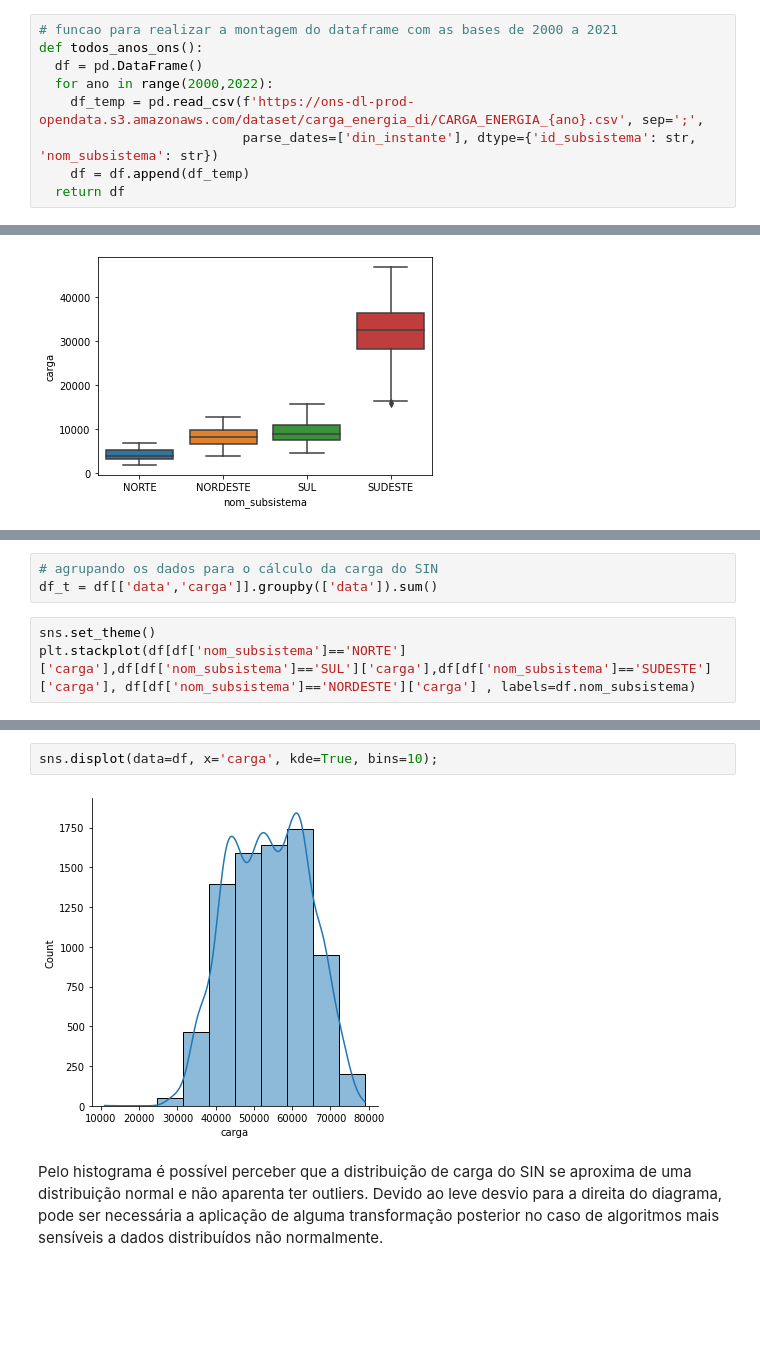
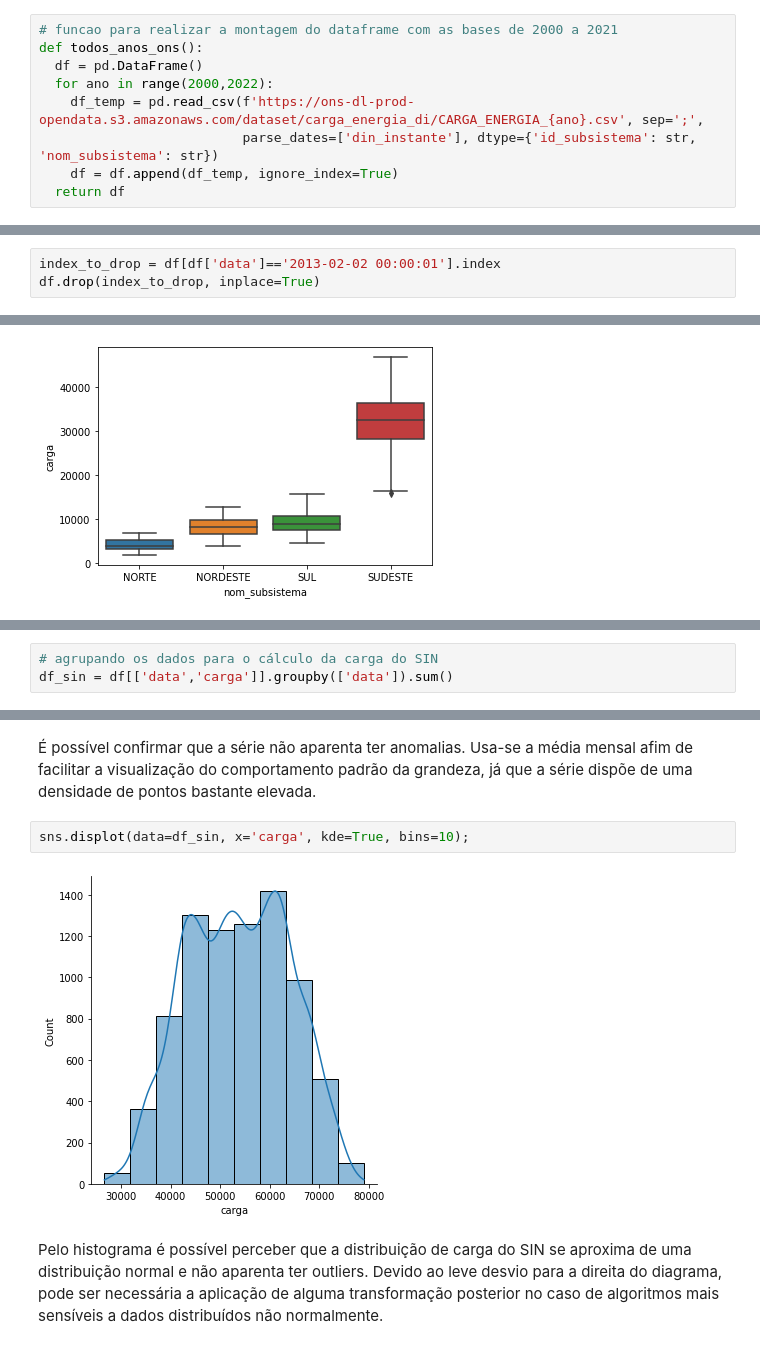
Before and after one commit to mauricioleng/ONS_Project, a Jupyter notebook: Previsao_Carga_ONS_Análise_Exploratória.ipynb, the cells around one changed output, grey strips where cells are left out. Drawn from its saved outputs; the diff is of its cells as text; blank space fills up the shorter version.

```diff
--- a/Previsao_Carga_ONS_Análise_Exploratória.ipynb
+++ b/Previsao_Carga_ONS_Análise_Exploratória.ipynb
@@ -26,7 +26,7 @@ def todos_anos_ons():
   for ano in range(2000,2022):
     df_temp = pd.read_csv(f'https://ons-dl-prod-opendata.s3.amazonaws.com/dataset/carga_energia_di/CARGA_ENERGIA_{ano}.csv', sep=';',
                           parse_dates=['din_instante'], dtype={'id_subsistema': str, 'nom_subsistema': str})
-    df = df.append(df_temp)
+    df = df.append(df_temp, ignore_index=True)
   return df
 # %%
 df_original = todos_anos_ons()
@@ -111,3 +119,6 @@ Pode-se perceber que não existe ausência de dias em nenhum ano ou submercado.
+# %%
+index_to_drop = df[df['data']=='2013-02-02 00:00:01'].index
+df.drop(index_to_drop, inplace=True)
 # %%
 df.isna().sum()
 # %% [output]
@@ -152,6 +163,3 @@ Pelo boxplot anterior é possível perceber que não alterados de forma siginifi
 # %%
 # agrupando os dados para o cálculo da carga do SIN
-df_t = df[['data','carga']].groupby(['data']).sum()
+df_sin = df[['data','carga']].groupby(['data']).sum()
-# %%
-sns.set_theme()
-plt.stackplot(df[df['nom_subsistema']=='NORTE']['carga'],df[df['nom_subsistema']=='SUL']['carga'],df[df['nom_subsistema']=='SUDESTE']['carga'], df[df['nom_subsistema']=='NORDESTE']['carga'] , labels=df.nom_subsistema)
@@ -161,6 +217,8 @@ ValueError: ignored
+# %% [markdown]
+É possível confirmar que a série não aparenta ter anomalias. Usa-se a média mensal afim de facilitar a visualização do comportamento padrão da grandeza, já que a série dispõe de uma densidade de pontos bastante elevada.
 # %%
-sns.displot(data=df, x='carga', kde=True, bins=10);
+sns.displot(data=df_sin, x='carga', kde=True, bins=10);
 # %% [output]
-[figure, old version]
+[figure, new version]
 # %% [markdown]
 Pelo histograma é possível perceber que a distribuição de carga do SIN se aproxima de uma distribuição normal e não aparenta ter outliers. Devido ao leve desvio para a direita do diagrama, pode ser necessária a aplicação de alguma transformação posterior no caso de algoritmos mais sensíveis a dados distribuídos não normalmente.
```
Also changed, not shown: parts of 26 cells of this notebook.
